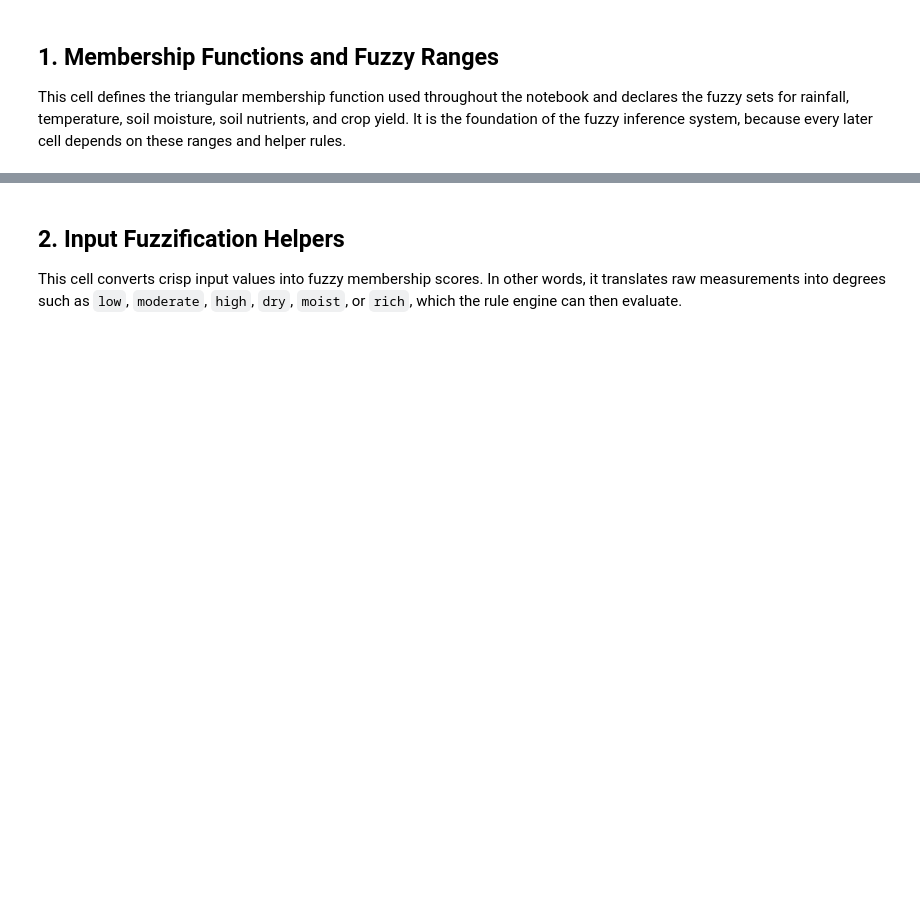
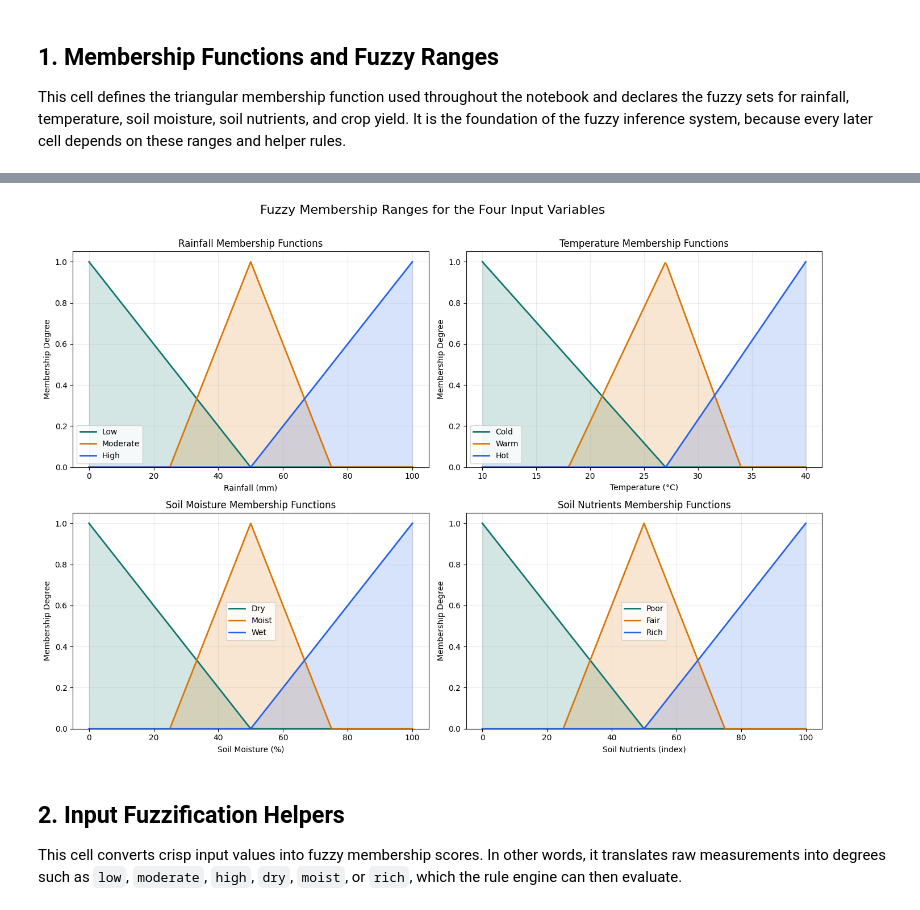
Before and after one commit to sicefguroni/crop-yield-fuzzy, a Jupyter notebook: fuzzy-logic.ipynb, the cells around one changed output, grey strips where cells are left out. Drawn from its saved outputs; the diff is of its cells as text; code cells hidden in the pictures; blank space fills up the shorter version.

Commit message:
feat(fuzzy): add graphs for membership ranges

```diff
--- a/fuzzy-logic.ipynb
+++ b/fuzzy-logic.ipynb
@@ -60,3 +63,41 @@ membership_ranges = {
+# %%
+import matplotlib.pyplot as plt
+
+def plot_input_membership_ranges() -> None:
+    input_variables = [
+        ("rainfall", "Rainfall", "mm"),
+        ("temperature", "Temperature", "°C"),
+        ("soil_moisture", "Soil Moisture", "%"),
+        ("soil_nutrients", "Soil Nutrients", "index"),
+    ]
+    colors = ["#0f766e", "#d97706", "#2563eb"]
+    figure, axes = plt.subplots(2, 2, figsize=(14, 10))
+
+    for axis, (variable_name, title, unit) in zip(axes.flatten(), input_variables):
+        variable_ranges = membership_ranges[variable_name]
+        start = min(points[0] for points in variable_ranges.values())
+        end = max(points[2] for points in variable_ranges.values())
+        x_values = [start + step * (end - start) / 200 for step in range(201)]
+
+        for color, (label, (a, b, c)) in zip(colors, variable_ranges.items()):
+            y_values = [triangular_membership(x_value, a, b, c) for x_value in x_values]
+            axis.plot(x_values, y_values, label=label.replace("_", " ").title(), color=color, linewidth=2)
+            axis.fill_between(x_values, y_values, alpha=0.18, color=color)
+
+        axis.set_title(f"{title} Membership Functions")
+        axis.set_xlabel(f"{title} ({unit})")
+        axis.set_ylabel("Membership Degree")
+        axis.set_ylim(0, 1.05)
+        axis.grid(alpha=0.25)
+        axis.legend()
+
+    figure.suptitle("Fuzzy Membership Ranges for the Four Input Variables", fontsize=16)
+    figure.tight_layout(rect=(0, 0, 1, 0.97))
+    plt.show()
+
+plot_input_membership_ranges()
+# %% [output]
+[figure, added]
 # %% [markdown]
 ## 2. Input Fuzzification Helpers
 This cell converts crisp input values into fuzzy membership scores. In other words, it translates raw measurements into degrees such as `low`, `moderate`, `high`, `dry`, `moist`, or `rich`, which the rule engine can then evaluate.
```
Also changed, not shown: parts of 1 cell of this notebook.
